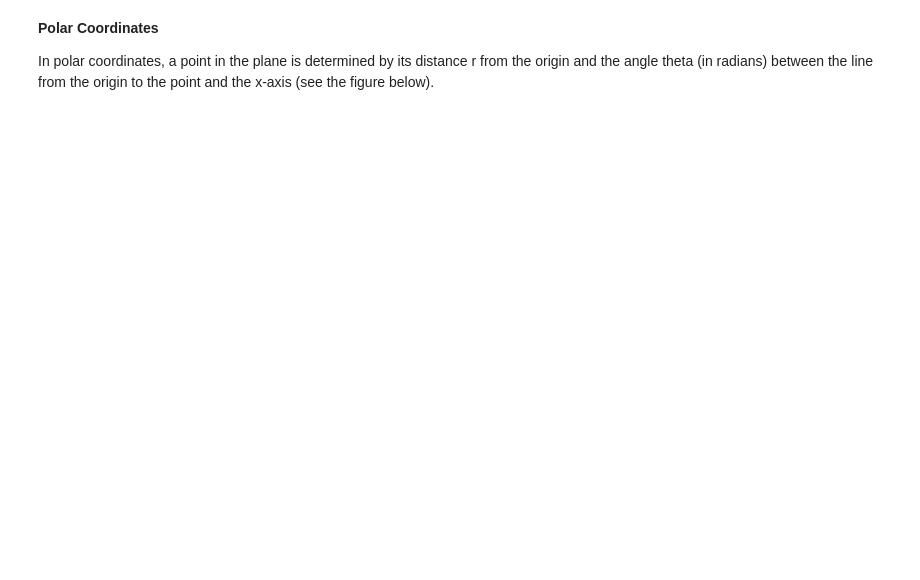
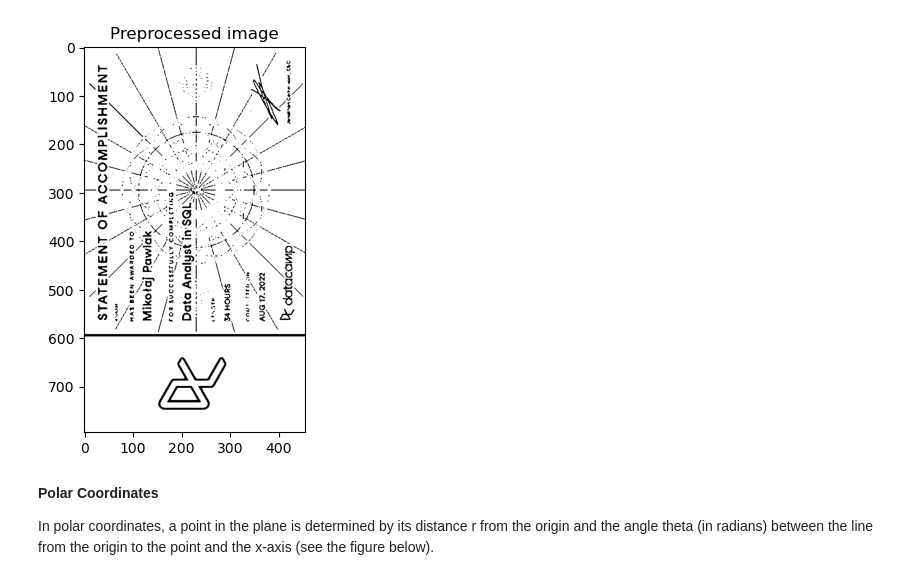
Before and after one commit to Miks007/Public-projects, a Jupyter notebook: Correct Document rotation/code.ipynb, the cells around one changed output. Cells and saved outputs as stored; diff of their text form; code cells hidden in the pictures; blank space fills up the shorter version.

```diff
--- a/Correct Document rotation/code.ipynb
+++ b/Correct Document rotation/code.ipynb
@@ -43,3 +38,7 @@ boxes = pytesseract.image_to_boxes(gray, config=custom_config).splitlines()
+# %%
+imshow('Preprocessed image', image)
+# %% [output]
+[figure, added]
 # %% [markdown]
 <b> Polar Coordinates </b>
 
```
Also changed, not shown: parts of 13 cells of this notebook.
